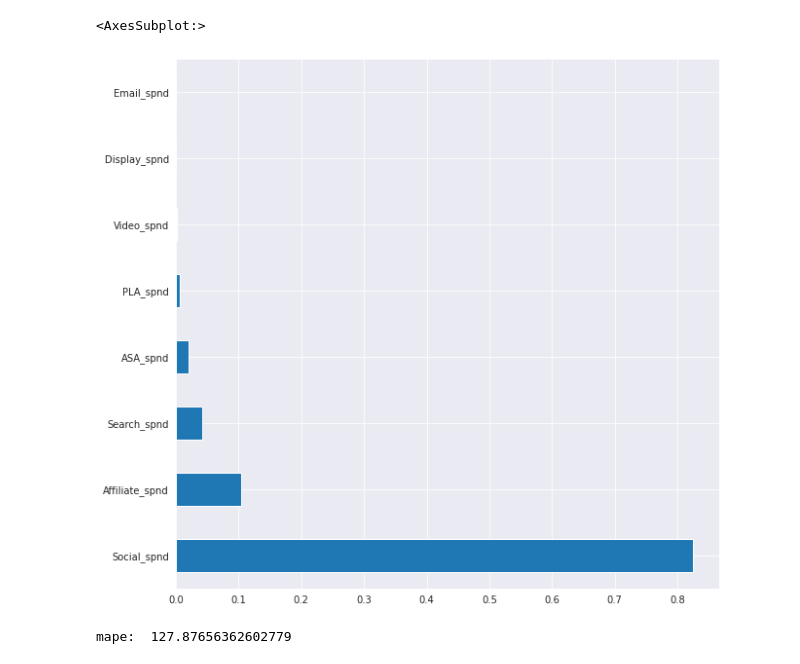
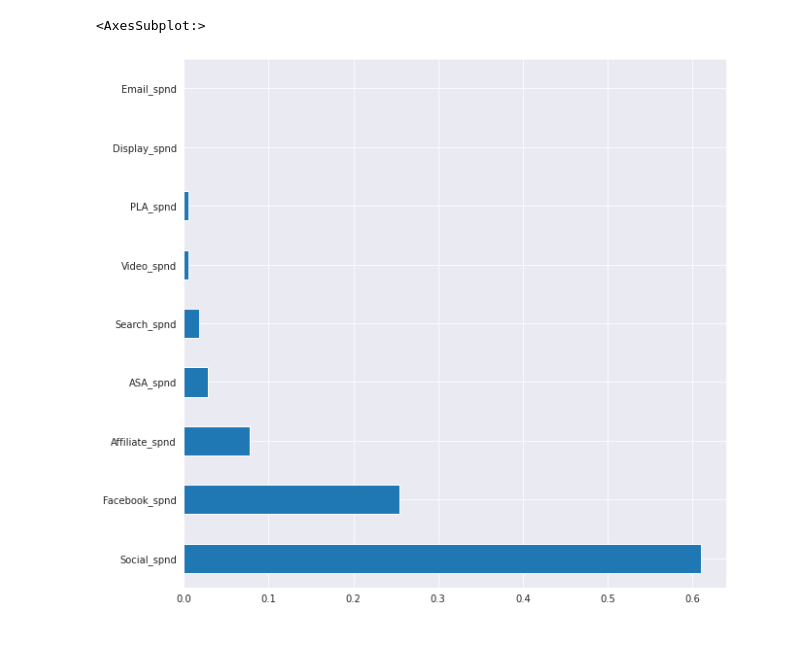
Before and after one commit to cipher982/marketing-mix-modeling, a Jupyter notebook: mmm_stan.ipynb, the cells around one changed output. Saved outputs shown, nothing was run; the diff lists cells and outputs as text; code cells hidden in the pictures.

```diff
--- a/mmm_stan.ipynb
+++ b/mmm_stan.ipynb
@@ -98,7 +81,5 @@ sales.head(5)
 # %%
-from pandas.tseries.holiday import USFederalHolidayCalendar as calendar
-
-dr = pd.date_range(start='2018-01-01', end='2021-07-31')
+dr = pd.date_range(start=sales.index.min(), end=sales.index.max())
 hldy_df = pd.DataFrame()
 hldy_df['date'] = dr
 
@@ -106,8 +87,6 @@ cal = calendar()
 holidays = cal.holidays(start=dr.min(), end=dr.max())
 hldy_df['holiday'] = hldy_df['date'].isin(holidays)
 
-hldy_df['date'] = pd.to_datetime(hldy_df['date'])
-hldy_df['weekday'] = hldy_df['date'].dt.weekday
-hldy_df["wk_strt_dt"] = hldy_df['date'] - hldy_df['weekday'] * timedelta(days=1)
+hldy_df = funcs.add_week_start(hldy_df, 'date')
 hldy_df = pd.DataFrame(hldy_df.groupby(["wk_strt_dt"]).any()['holiday'])
 hldy_df = hldy_df.astype(int)
@@ -132,3 +93,27 @@ m_sp.head(2)
 # %%
-df_1 = pd.merge(m_imp, m_sp, on='wk_strt_dt', suffixes=('_imps','_spnd'))
-df_1.head(2)
+df = pd.merge(m_imp, m_sp, on='wk_strt_dt', suffixes=('_imps','_spnd'))
+df = pd.merge(df, hldy_df, left_on='wk_strt_dt', right_index=True)
+df = pd.merge(df, sales, left_on='wk_strt_dt', right_index=True)
+df = pd.merge(df, fb, left_on='wk_strt_dt', right_index=True)
+
+df['seasonality'] = 1.0 # set as placeholder
+df = df.replace(to_replace=0.0, value=1.0) # add negligible amount to fix bug
+
+# mean-centralize: sales, numeric base_vars
+hldy_cols = ['holiday']
+seas_cols = ['seasonality']
+me_cols = []
+st_cols = []
+mrkdn_cols = []
+
+df_ctrl, sc_ctrl = funcs.mean_center_transform(df, ['sales']+me_cols+st_cols+mrkdn_cols)
+df_ctrl = pd.concat([df_ctrl, df[hldy_cols+seas_cols]], axis=1)
+
+# variables positively related to sales: macro economy, store count, markdown, holiday
+pos_vars = [col for col in base_vars if col not in seas_cols]
+pos_vars = ['holiday']
+X1 = df_ctrl[pos_vars].values
+
+# variables may have either positive or negtive impact on sales: seasonality
+pn_vars = [seas_cols[0]]
+X2 = df_ctrl[pn_vars].values
@@ -226,24 +169,22 @@ WARNING:pystan:Try running with adapt_delta larger than 0.8 to remove the diverg
 # %%
-sp_cols = [col for col in df_2.columns if '_spnd' in col]
-spend_df = df_2[sp_cols + ['sales']]
+sp_cols = [col for col in df.columns if '_spnd' in col]
+spend_df = df[sp_cols + ['sales']]
 
 # Setting X and y variables
 X = spend_df.loc[:, spend_df.columns != 'sales']
 y = spend_df['sales']
 # Building Random Forest model
-from sklearn.ensemble import RandomForestRegressor
-from sklearn.model_selection import train_test_split
-from sklearn.metrics import mean_absolute_error as mae
+
 X_train, X_test, y_train, y_test = train_test_split(X, y, test_size=.25, random_state=0)
 model = RandomForestRegressor(random_state=1)
 model.fit(X_train, y_train)
 pred = model.predict(X_test)
 # Visualizing Feature Importance
 feat_importances = pd.Series(model.feature_importances_, index=X.columns)
 feat_importances.nlargest(25).plot(kind='barh',figsize=(10,10))
 # %% [output]
 <AxesSubplot:>
-[figure, old version]
+[figure, new version]
 # %%
 # extract control model parameters and predict base sales -> df['base_sales']
 def extract_ctrl_model(fit_result, pos_vars=pos_vars, pn_vars=pn_vars,
@@ -270,13 +211,11 @@ def ctrl_model_predict(ctrl_model, df):
 
 base_sales_model = extract_ctrl_model(fit1_result, pos_vars=pos_vars, pn_vars=pn_vars)
 base_sales = ctrl_model_predict(base_sales_model, df_ctrl)
-df_2['base_sales'] = base_sales*sc_ctrl['sales']
+df['base_sales'] = base_sales*sc_ctrl['sales']
 # evaluate control model
-print('mape: ', funcs.mean_absolute_percentage_error(df_2['sales'], df_2['base_sales']))
+print('mape: ', funcs.mean_absolute_percentage_error(df['sales'], df['base_sales']))
 
 # np.savetxt("base_sales_pred.csv", df['base_sales'].values, delimiter=",")
 # save_json(base_sales_model, 'ctrl_model.json')
 # df['base_sales'] = pd.read_csv('base_sales_pred.csv', header=None).values
-# %% [output]
-mape:  127.87656362602779
 # %%
```
Also changed, not shown: parts of 25 cells of this notebook, 3 other files.
